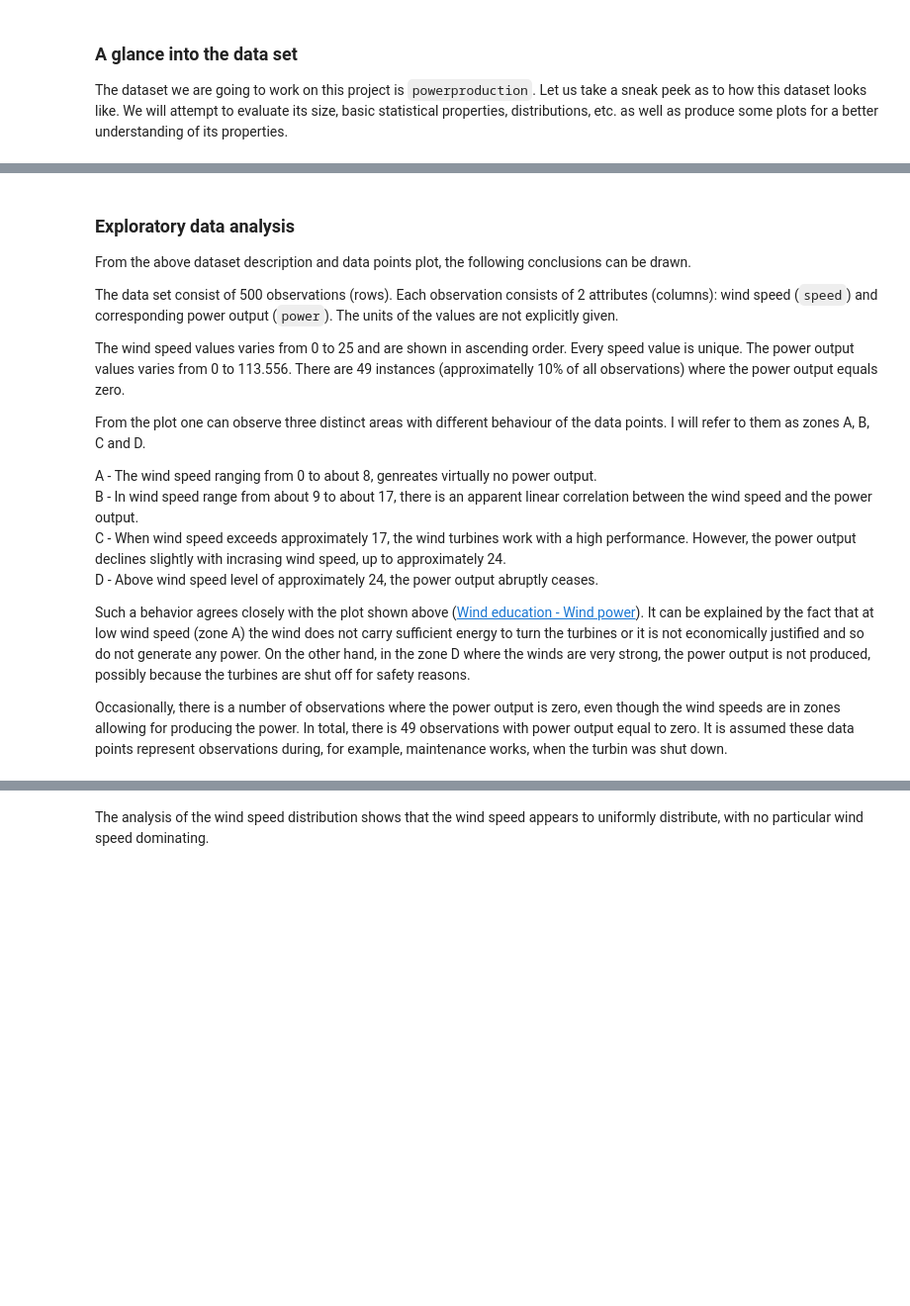
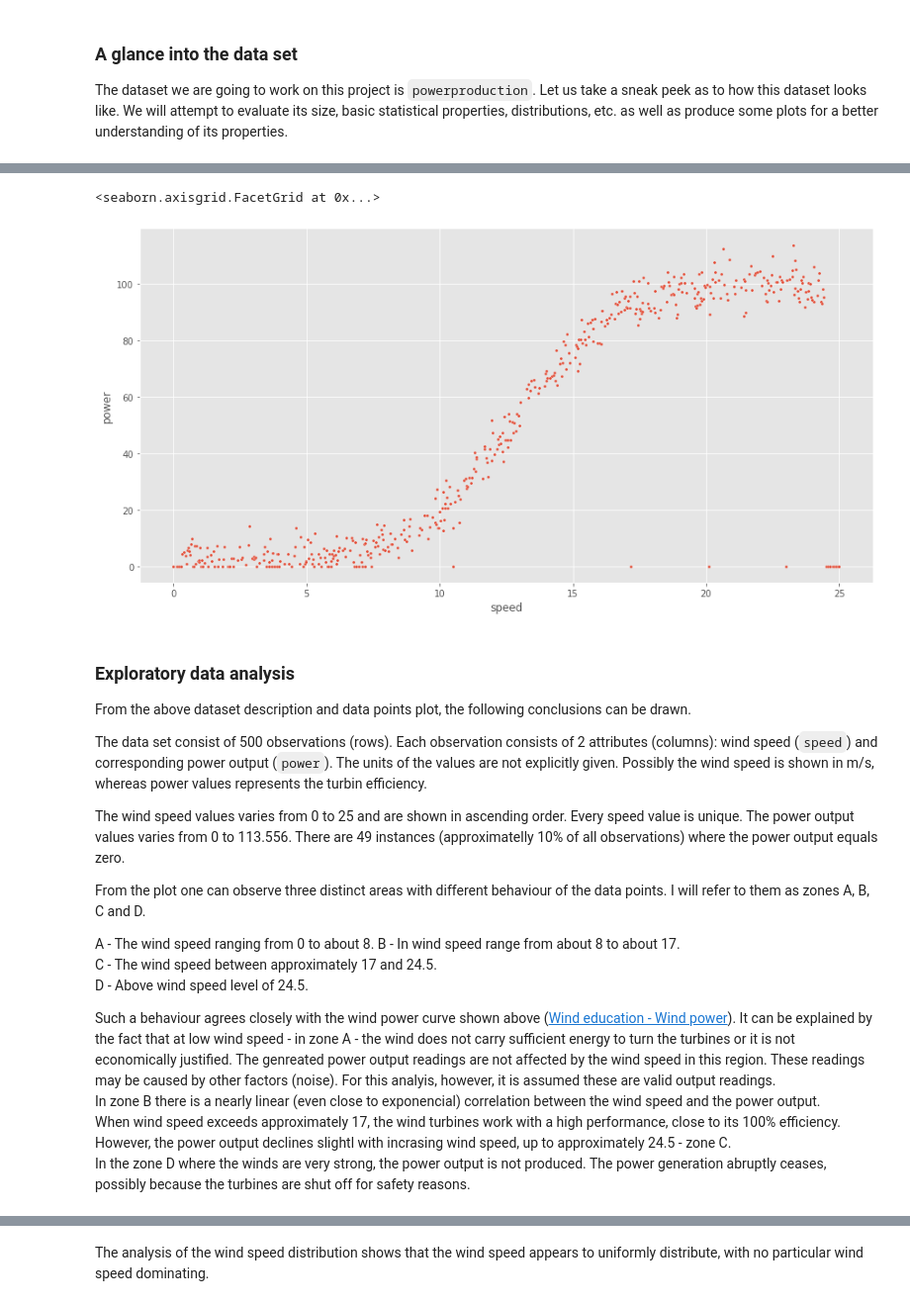
Before and after one commit to andkoc001/Machine-Learning-and-Statistics-Project, a Jupyter notebook: Powerproduction_ML.ipynb, the cells around one changed output, grey strips where cells are left out. Shown at 99% size. Cells and saved outputs as stored; diff of their text form; code cells hidden in the pictures; blank space fills up the shorter version.

```diff
--- a/Powerproduction_ML.ipynb
+++ b/Powerproduction_ML.ipynb
@@ -125,22 +140,26 @@ df_raw.describe()
 # %%
 # plot the data points
-sns.relplot(data=df_raw, x="speed", y="power", s=10, palette="pastel") #, height=5, aspect=3)
+sns.relplot(data=df_raw, x="speed", y="power", s=10, height=6, aspect=2)
+# %% [output]
+<seaborn.axisgrid.FacetGrid at 0x...>
+[figure, added]
 # %% [markdown]
 ### Exploratory data analysis
 
 From the above dataset description and data points plot, the following conclusions can be drawn.
 
-The data set consist of 500 observations (rows). Each observation consists of 2 attributes (columns): wind speed (`speed`) and corresponding power output (`power`). The units of the values are not explicitly given.
+The data set consist of 500 observations (rows). Each observation consists of 2 attributes (columns): wind speed (`speed`) and corresponding power output (`power`). The units of the values are not explicitly given. Possibly the wind speed is shown in m/s, whereas power values represents the turbin efficiency.
 
 The wind speed values varies from 0 to 25 and are shown in ascending order. Every speed value is unique. The power output values varies from 0 to 113.556. There are 49 instances (approximatelly 10% of all observations) where the power output equals zero.
 
 From the plot one can observe three distinct areas with different behaviour of the data points. I will refer to them as zones A, B, C and D.
 
-A - The wind speed ranging from 0 to about 8, genreates virtually no power output.
-B - In wind speed range from about 9 to about 17, there is an apparent linear correlation between the wind speed and the power output.
-C - When wind speed exceeds approximately 17, the wind turbines work with a high performance. However, the power output declines slightly with incrasing wind speed, up to approximately 24.
-D - Above wind speed level of approximately 24, the power output abruptly ceases.
+A - The wind speed ranging from 0 to about 8.
+B - In wind speed range from about 8 to about 17.
+C - The wind speed between approximately 17 and 24.5.
+D - Above wind speed level of 24.5.
 
-Such a behavior agrees closely with the plot shown above ([Wind education - Wind power](https://energyeducation.ca/encyclopedia/Wind_power)). It can be explained by the fact that at low wind speed (zone A) the wind does not carry sufficient energy to turn the turbines or it is not economically justified and so do not generate any power. On the other hand, in the zone D where the winds are very strong, the power output is not produced, possibly because the turbines are shut off for safety reasons.
-
-Occasionally, there is a number of observations where the power output is zero, even though the wind speeds are in zones allowing for producing the power. In total, there is 49 observations with power output equal to zero. It is assumed these data points represent observations during, for example, maintenance works, when the turbin was shut down.
+Such a behaviour agrees closely with the wind power curve shown above ([Wind education - Wind power](https://energyeducation.ca/encyclopedia/Wind_power)). It can be explained by the fact that at low wind speed - in zone A - the wind does not carry sufficient energy to turn the turbines or it is not economically justified. The genreated power output readings are not affected by the wind speed in this region. These readings may be caused by other factors (noise). For this analyis, however, it is assumed these are valid output readings.
+In zone B there is a nearly linear (even close to exponencial) correlation between the wind speed and the power output.
+When wind speed exceeds approximately 17, the wind turbines work with a high performance, close to its 100% efficiency. However, the power output declines slightl with incrasing wind speed, up to approximately 24.5 - zone C.
+In the zone D where the winds are very strong, the power output is not produced. The power generation abruptly ceases, possibly because the turbines are shut off for safety reasons.
```
Also changed, not shown: parts of 25 cells of this notebook, 1 other file.
